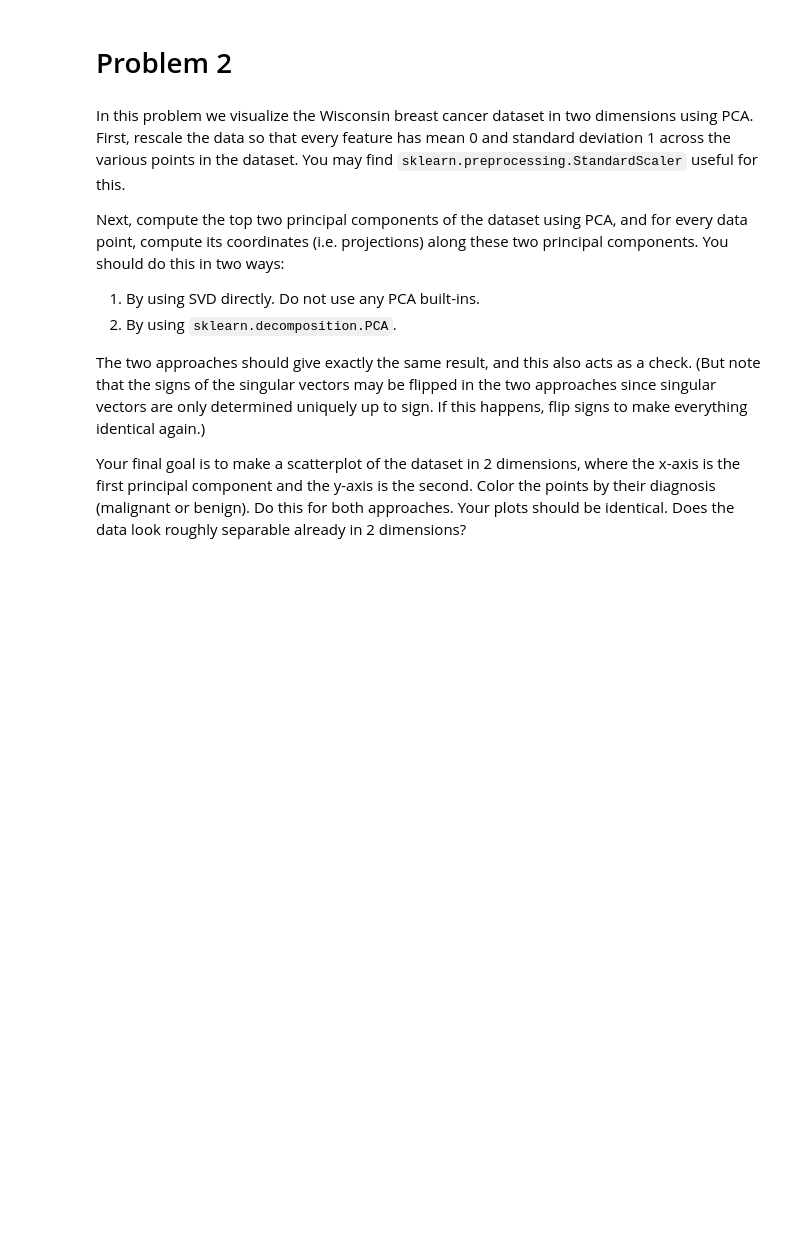
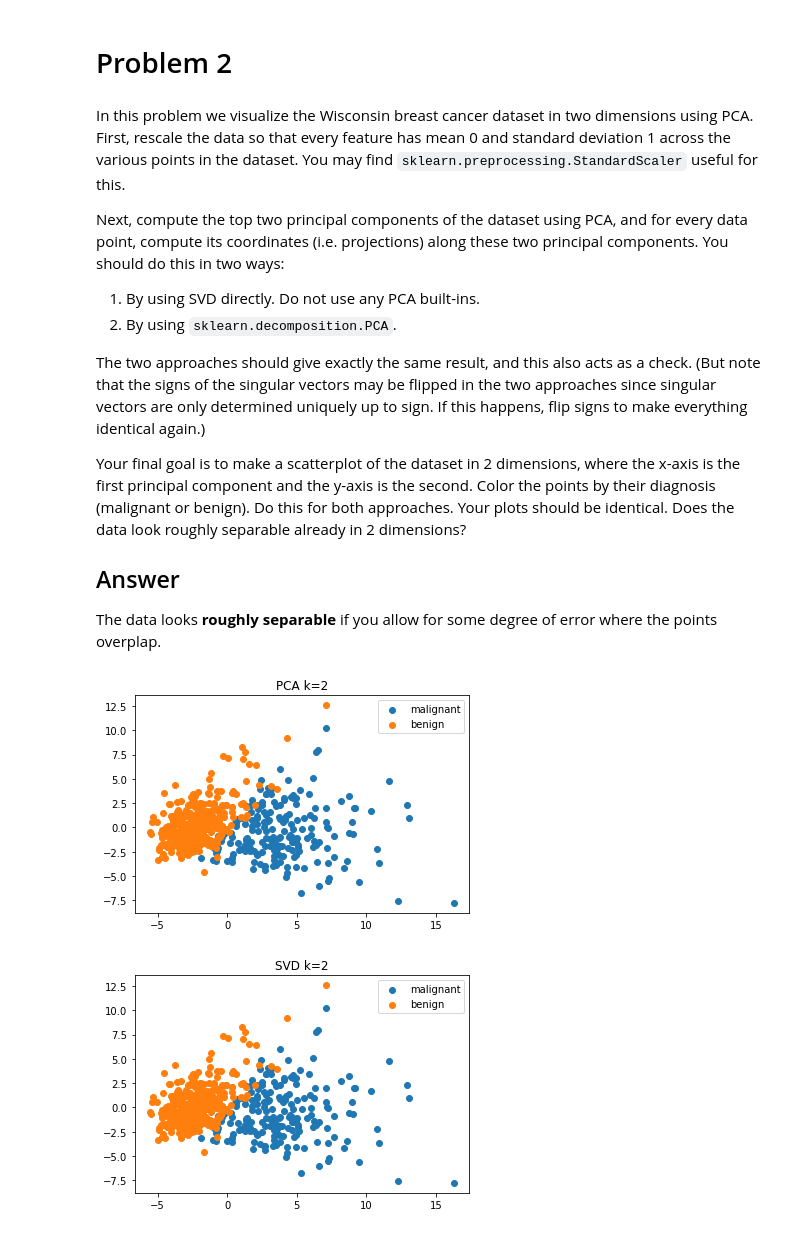
Before and after one commit to Julie-Gibson/MachineLearning, a Jupyter notebook: asset-v1_UTAustinX+CSMS.ML.311+2T2021a+type@asset+block@hw3-template_HMljdw7J.ipynb, the cells around one changed output. Saved outputs shown, nothing was run; the diff lists cells and outputs as text; code cells hidden in the pictures; blank space fills up the shorter version.

```diff
--- a/asset-v1_UTAustinX+CSMS.ML.311+2T2021a+type@asset+block@hw3-template_HMljdw7J.ipynb
+++ b/asset-v1_UTAustinX+CSMS.ML.311+2T2021a+type@asset+block@hw3-template_HMljdw7J.ipynb
@@ -104,3 +87,6 @@ Next, compute the top two principal components of the dataset using PCA, and for
 The two approaches should give exactly the same result, and this also acts as a check. (But note that the signs of the singular vectors may be flipped in the two approaches since singular vectors are only determined uniquely up to sign. If this happens, flip signs to make everything identical again.)
 
 Your final goal is to make a scatterplot of the dataset in 2 dimensions, where the x-axis is the first principal component and the y-axis is the second. Color the points by their diagnosis (malignant or benign). Do this for both approaches. Your plots should be identical. Does the data look roughly separable already in 2 dimensions?
+
+## Answer
+The data looks __roughly separable__ if you allow for some degree of error where the points overplap.
@@ -108,0 +93,34 @@ cancer = datasets.load_breast_cancer()
+# %%
+from sklearn.preprocessing import StandardScaler
+from sklearn.decomposition import PCA
+cancer = datasets.load_breast_cancer()
+
+def scatter(X,Y,title):
+    plt.figure()
+    for i, target_name in zip([0,1], cancer.target_names):
+        plt.scatter(X[Y == i, 0], X[Y == i, 1], label=target_name)
+    plt.legend(loc='best', scatterpoints=1)
+    plt.title(title)
+    plt.show()
+
+
+# First, rescale the data so that every feature has mean 0 and standard deviation 1 across the various points in the dataset
+scalar = StandardScaler()
+data_rescaled = scalar.fit_transform(cancer.data)
+
+#Next, compute the top two principal components of the dataset using PCA, and for every data point, compute its coordinates (i.e. projections) along these two principal components. You should do this in two ways:
+#1. By using SVD directly.
+U, S, V = svd(data_rescaled, full_matrices=False)
+data_svd = (U[:,:2]*S[:2])
+
+#2. By using `sklearn.decomposition.PCA`.
+pca = PCA(n_components=2)
+pca_ = pca.fit(data_rescaled)
+data_pca = pca.transform(data_rescaled)
+
+#scatterplot of the dataset in 2 dimensions, for both PCA and SVD
+scatter(data_pca,cancer.target,'PCA k=2')
+scatter(-data_svd,cancer.target,'SVD k=2')
+# %% [output]
+[figure, added]
+[figure, added]
```
Also changed, not shown: parts of 5 cells of this notebook.
